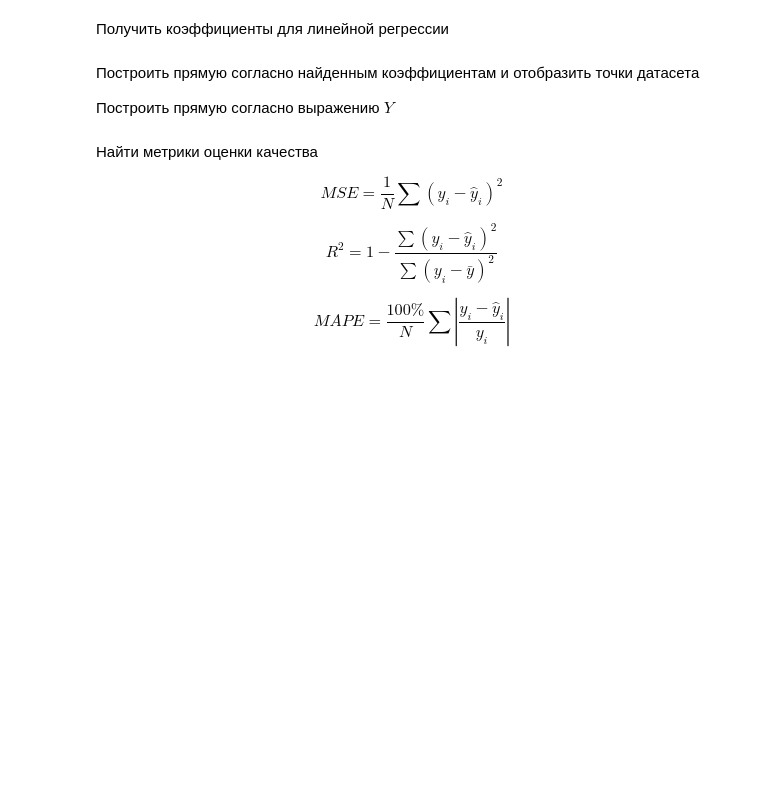
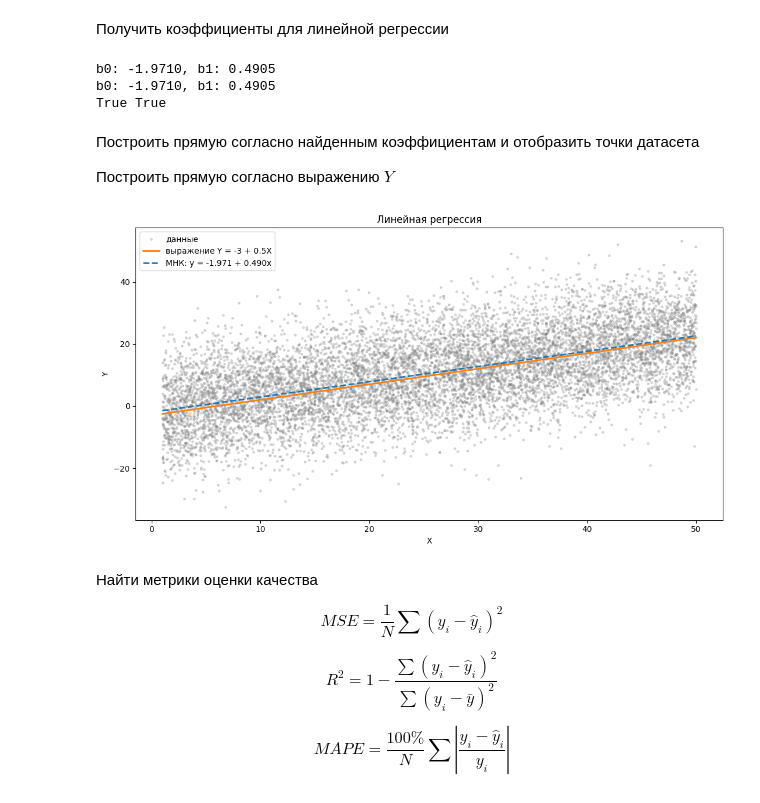
Before and after one commit to CompleWin/ml-journey, a Jupyter notebook: lessons/pavel/lab3/lab3_live.ipynb, the cells around one changed output. Saved outputs shown, nothing was run; the diff lists cells and outputs as text; code cells hidden in the pictures; blank space fills up the shorter version.

```diff
--- a/lessons/pavel/lab3/lab3_live.ipynb
+++ b/lessons/pavel/lab3/lab3_live.ipynb
@@ -21,12 +53,50 @@ $$S(\beta_0, \beta_1) = \sum_{i=1}^{N} (y_i - \beta_0 - \beta_1 x_i)^2 \to \min$
 Приравниваем частные производные к нулю и получаем:
 
 $$\beta_1 = \frac{N \sum x_i y_i - \sum x_i \sum y_i}{N \sum x_i^2 - (\sum x_i)^2}, \qquad \beta_0 = \bar{y} - \beta_1 \bar{x}$$
+# %%
+def mean(x):
+    return np.sum(x) / len(x)
+
+def mnk(x, y):
+    n = len(x)
+    #                                                       (x.T @ x - так быстрее)
+    b1 = (n * np.sum(x * y) - np.sum(x) * np.sum(y)) / (n * np.sum(x ** 2) - (np.sum(x)) ** 2)
+    b0 = mean(y) - b1 * mean(x)
+    return b0, b1
 # %% [markdown]
 Получить коэффициенты для линейной регрессии
+# %%
+b0, b1 = mnk(X, Y)
+
+print(f"b0: {b0:.4f}, b1: {b1:.4f}")
+polyfit = np.polyfit(X, Y, 1)
+print(f"b0: {polyfit[1]:.4f}, b1: {polyfit[0]:.4f}")
+print(np.isclose(b0, polyfit[1]), np.isclose(b1, polyfit[0]))
+# %% [output]
+b0: -1.9710, b1: 0.4905
+b0: -1.9710, b1: 0.4905
+True True
 # %% [markdown]
 Построить прямую согласно найденным коэффициентам и отобразить точки датасета
 
 Построить прямую согласно выражению $Y$
+# %%
+line_x = np.array([1, 50])
+
+plt.figure(figsize=(11, 6))
+# scatter -- строим ТОЧКИ на графике
+# plot -- рисует график функции
+plt.scatter(X, Y, s=6, alpha=0.25, color="gray", label="данные")
+plt.plot(line_x, -3 + 0.5 * line_x, color="tab:orange", linewidth=2, label="выражение Y = -3 + 0.5X")
+plt.plot(line_x, b0 + b1 * line_x, color="tab:blue", linestyle="--", linewidth=2, label=f"МНК: y = {b0:.3f} + {b1:.3f}x")
+plt.title("Линейная регрессия")
+plt.xlabel("X")
+plt.ylabel("Y")
+plt.legend()
+plt.tight_layout()
+plt.show()
+# %% [output]
+[figure, added]
 # %% [markdown]
 Найти метрики оценки качества
 
```
Also changed, not shown: parts of 4 cells of this notebook, 4 other files.
